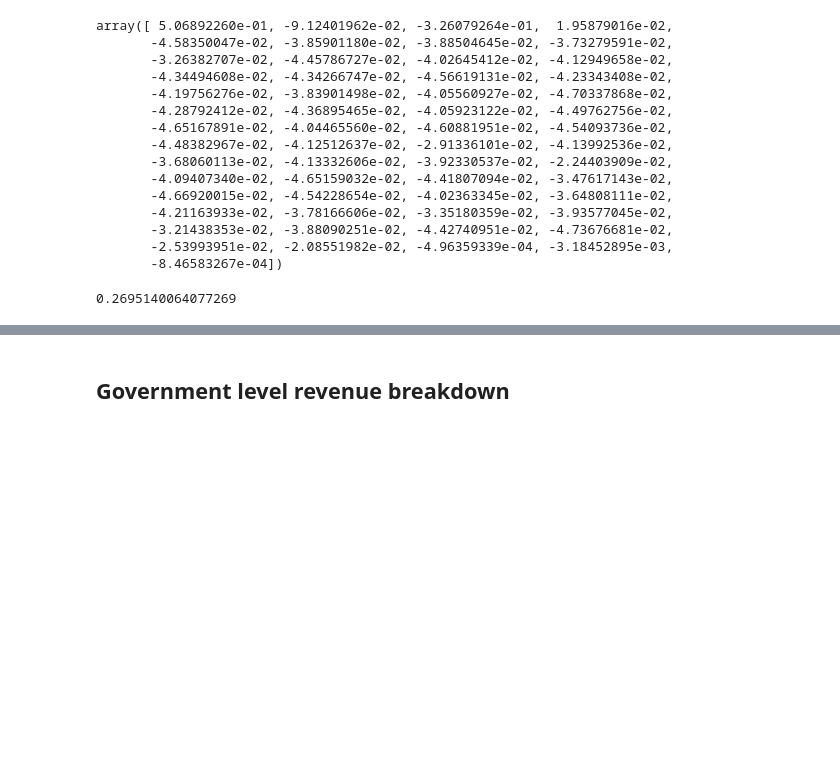
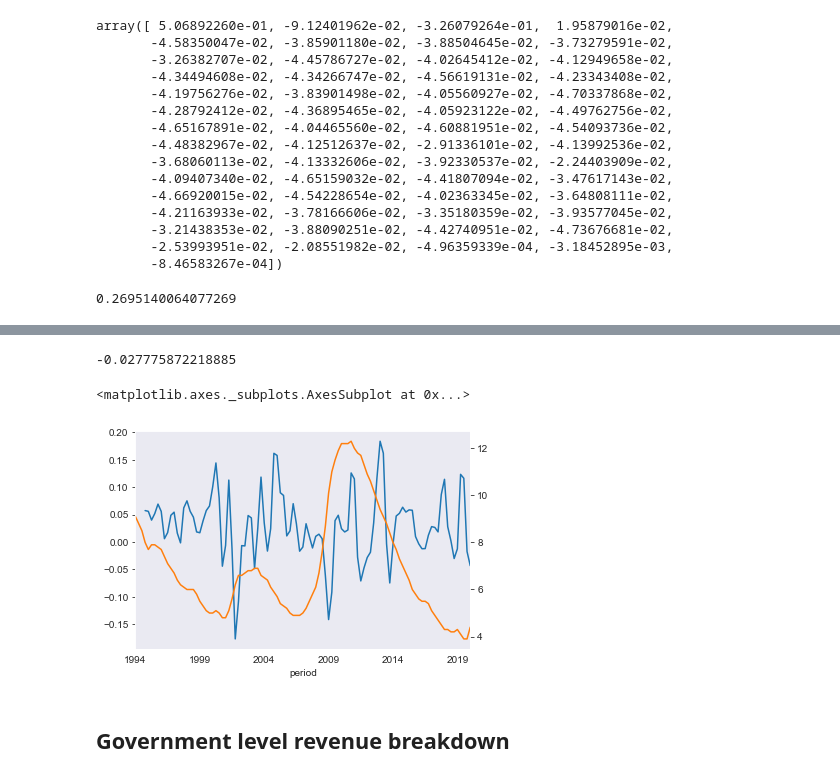
Before and after one commit to rcstein/qtax, a Jupyter notebook: QTax Data Analysis.ipynb, the cells around one changed output, grey strips where cells are left out. Saved outputs shown, nothing was run; the diff lists cells and outputs as text; code cells hidden in the pictures; blank space fills up the shorter version.

```diff
--- a/QTax Data Analysis.ipynb
+++ b/QTax Data Analysis.ipynb
@@ -1044,0 +1147,11 @@ reg_1.score(X_test,y_test)
+# %%
+caur = caur[caur['period']<'2020-04-01'].set_index('period')
+# %%
+ca_data = ca_data.join(caur)
+# %%
+ca_data['ur'] = ca_data['ur'].astype('float64')
+# %%
+ca_data['ur_lag1'] = ca_data['ur'].shift(1)
+ca_data['ur_lag2'] = ca_data['ur'].shift(2)
+ca_data['ur_lag3'] = ca_data['ur'].shift(3)
+ca_data['ur_lag4'] = ca_data['ur'].shift(4)
@@ -1045,3 +1178,13 @@ reg_1.score(X_test,y_test)
+# %%
+reg_2.score(X_test,y_test)
+# %% [output]
+-0.027775872218885
+# %%
+ca_data['Total'].plot()
+ca_data['ur'].plot(secondary_y = True)
+# %% [output]
+<matplotlib.axes._subplots.AxesSubplot at 0x...>
+[figure, added]
 # %% [markdown]
 ## Government level revenue breakdown
 # %%
```
Also changed, not shown: parts of 34 cells of this notebook.
